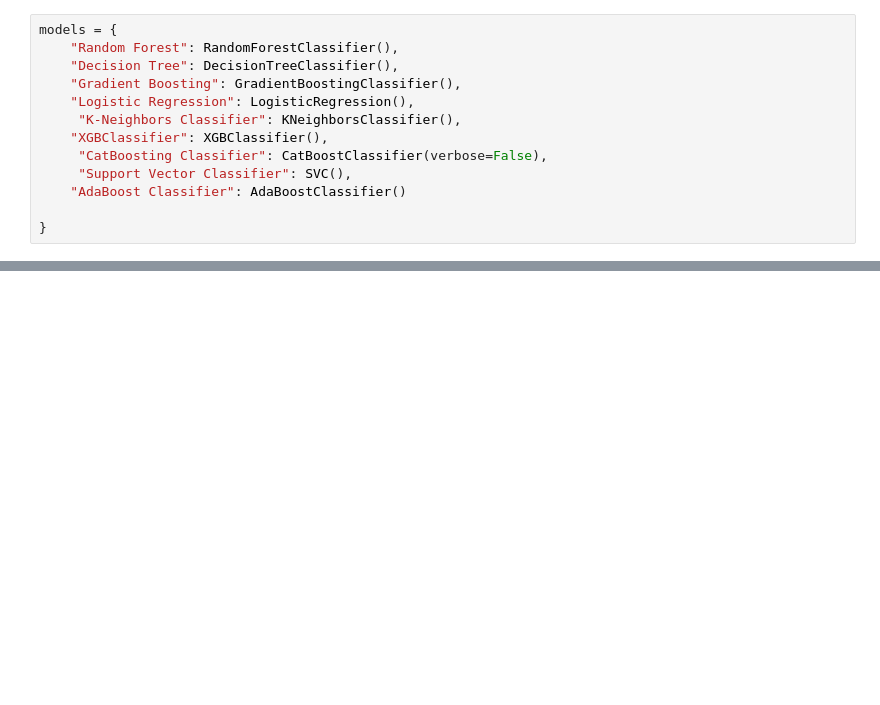
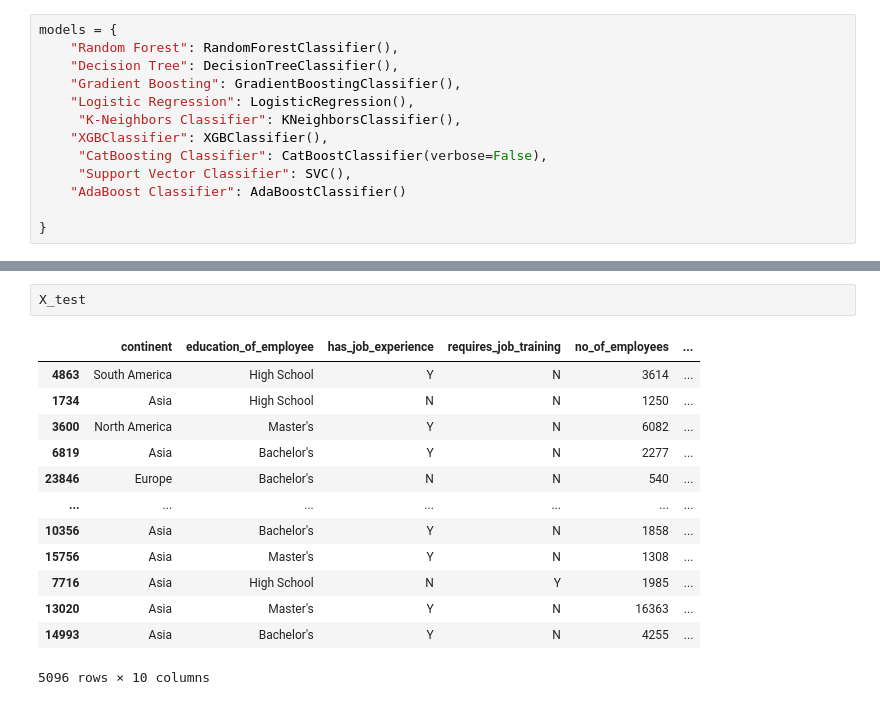
Before and after one commit to loicFraichlin/MLOps---Visa-Approval-prediction-app, a Jupyter notebook: notebooks/featureEngineering_notebook.ipynb, the cells around one changed output, grey strips where cells are left out. Saved outputs shown, nothing was run; the diff lists cells and outputs as text; blank space fills up the shorter version.

Commit message:
model training

```diff
--- a/notebooks/featureEngineering_notebook.ipynb
+++ b/notebooks/featureEngineering_notebook.ipynb
@@ -261,0 +496,16 @@ models = {
+# %%
+X_test
+# %% [output]
+|  | continent | education_of_employee | has_job_experience | requires_job_training | no_of_employees | ... |
+| 4863 | South America | High School | Y | N | 3614 | ... |
+| 1734 | Asia | High School | N | N | 1250 | ... |
+| 3600 | North America | Master's | Y | N | 6082 | ... |
+| 6819 | Asia | Bachelor's | Y | N | 2277 | ... |
+| 23846 | Europe | Bachelor's | N | N | 540 | ... |
+| ... | ... | ... | ... | ... | ... | ... |
+| 10356 | Asia | Bachelor's | Y | N | 1858 | ... |
+| 15756 | Asia | Master's | Y | N | 1308 | ... |
+| 7716 | Asia | High School | N | Y | 1985 | ... |
+| 13020 | Asia | Master's | Y | N | 16363 | ... |
+| 14993 | Asia | Bachelor's | Y | N | 4255 | ... |
+5096 rows × 10 columns
```
Also changed, not shown: parts of 11 cells of this notebook, 6 other files.
